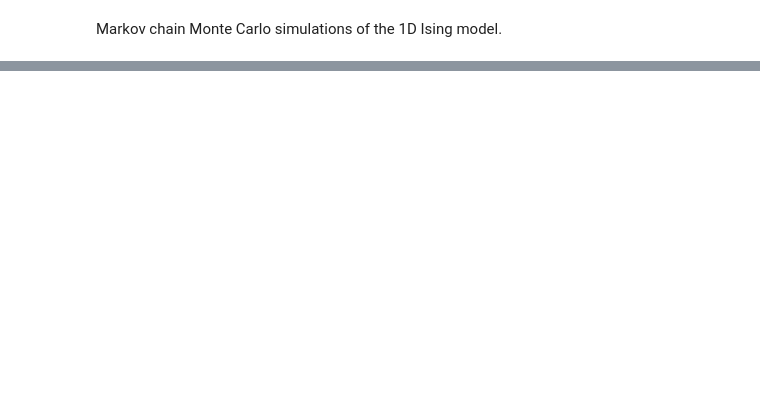
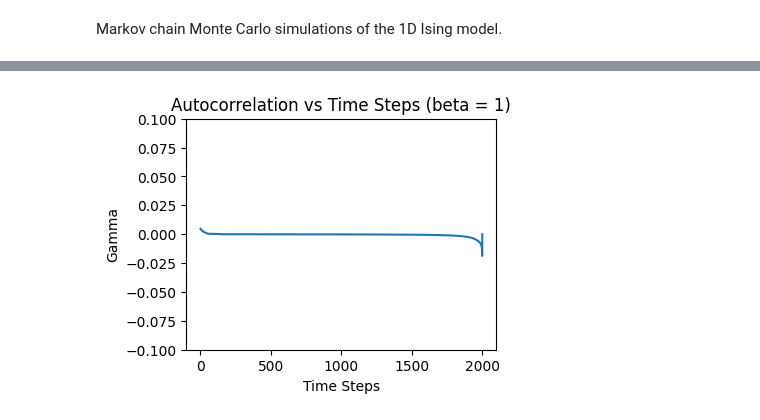
Before and after one commit to dan035-ucsd/MATH-102, a Jupyter notebook: math114/HW4/math114hw4.ipynb, the cells around one changed output, grey strips where cells are left out. Saved outputs shown, nothing was run; the diff lists cells and outputs as text; code cells hidden in the pictures; blank space fills up the shorter version.

```diff
--- a/math114/HW4/math114hw4.ipynb
+++ b/math114/HW4/math114hw4.ipynb
@@ -56,0 +39,15 @@ plt.show()
+# %%
+def compute_mk(x, m):
+    M = np.zeros(numsteps)
+    for j in range(numsteps):
+        M[j] = sum(x[j]) / m
+    return M
+
+M = compute_mk(x, m)
+fig, ax = plt.subplots(figsize=(4,3))
+ax.plot(np.arange(numsteps), M)
+ax.set_title("Average Magnetization vs Time Steps (beta = 1)")
+ax.set_xlabel("Time Steps")
+ax.set_ylabel("M_k")
+ax.set_ylim([-1, 0.2])
+plt.show()
@@ -57,3 +56,25 @@ plt.show()
+# %%
+Mbar = sum(compute_mk(x, m)) / numsteps
+
+def compute_gamma(x, m):
+    gamma = np.zeros(numsteps)
+    for k in range(numsteps-1):
+        sumk = 0
+        for i in range(numsteps - k):
+            sumk += (M[i] - Mbar) * (M[i+k] - Mbar)
+        gamma[k] = (1 / (numsteps - k - 1)) * sumk
+    return gamma
+
+gamma = compute_gamma(x, m)
+fig, ax = plt.subplots(figsize=(4,3))
+ax.plot(np.arange(numsteps), gamma)
+ax.set_title("Autocorrelation vs Time Steps (beta = 1)")
+ax.set_xlabel("Time Steps")
+ax.set_ylabel("Gamma")
+ax.set_ylim([-0.1, 0.1])
+plt.show()
+# %% [output]
+[figure, added]
 # %%
 def hamiltonian(vector):
     sum1 = 0
```
Also changed, not shown: parts of 2 cells of this notebook, 3 other files.
